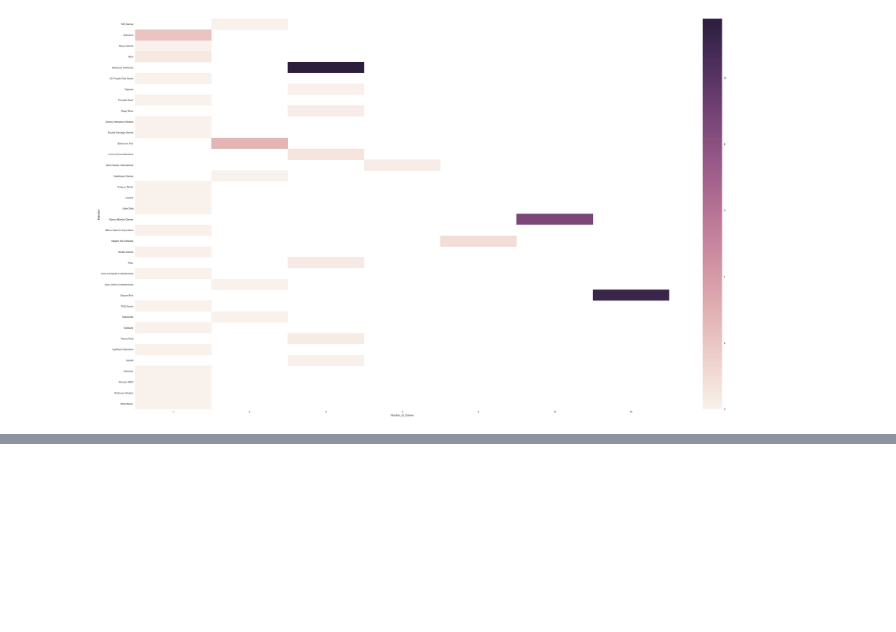
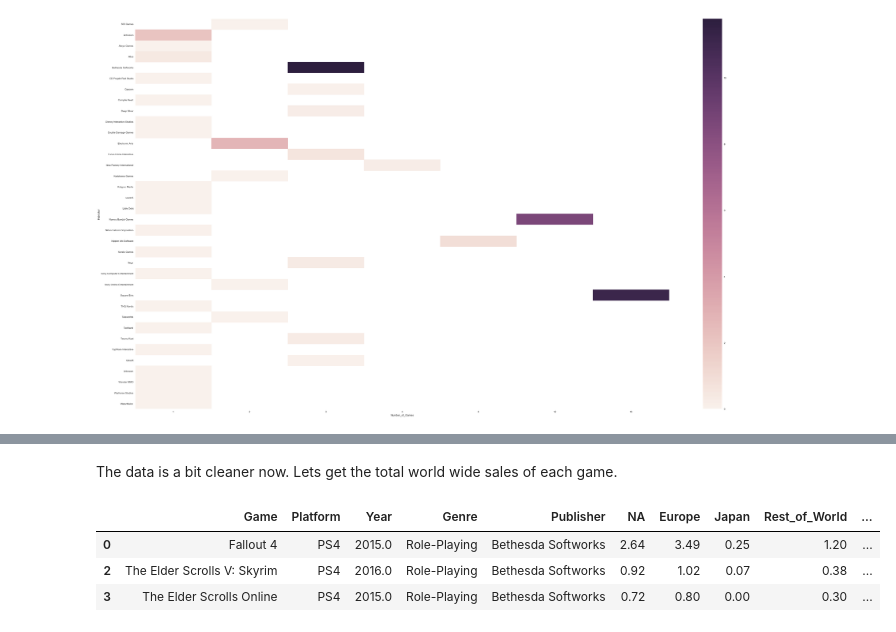
Before and after one commit to nahianjahangir/PS4_Consumer_Analytics, a Jupyter notebook: PS4_Analytics.ipynb, the cells around one changed output, grey strips where cells are left out. Saved outputs shown, nothing was run; the diff lists cells and outputs as text; code cells hidden in the pictures; blank space fills up the shorter version.

```diff
--- a/PS4_Analytics.ipynb
+++ b/PS4_Analytics.ipynb
@@ -204,0 +272,19 @@ plt.show()
+# %%
+Bethesda_Square = Bethesda_Square.drop([787,818])
+# %% [markdown]
+The data is a bit cleaner now. Lets get the total world wide sales of each game.
+# %%
+Total_Publisher_Games, Publisher_Games_Sold= groupedDB(Bethesda_Square, "Game")
+# %%
+Publisher_Games_Sold = pd.DataFrame(Publisher_Games_Sold)
+Publisher_Games_Sold = Publisher_Games_Sold.reset_index()
+Publisher_Games_Sold = Publisher_Games_Sold.rename(columns={'index': 'Game'})
+# %%
+Bethesda_Square_Games = pd.merge(Bethesda_Square, Publisher_Games_Sold, how='inner', on=['Game'])
+# %%
+Bethesda_Square_Games.loc[Bethesda_Square_Games['Publisher']== 'Bethesda Softworks']
+# %% [output]
+|  | Game | Platform | Year | Genre | Publisher | NA | Europe | Japan | Rest_of_World | ... |
+| 0 | Fallout 4 | PS4 | 2015.0 | Role-Playing | Bethesda Softworks | 2.64 | 3.49 | 0.25 | 1.20 | ... |
+| 2 | The Elder Scrolls V: Skyrim | PS4 | 2016.0 | Role-Playing | Bethesda Softworks | 0.92 | 1.02 | 0.07 | 0.38 | ... |
+| 3 | The Elder Scrolls Online | PS4 | 2015.0 | Role-Playing | Bethesda Softworks | 0.72 | 0.80 | 0.00 | 0.30 | ... |
```
Also changed, not shown: parts of 23 cells of this notebook.
